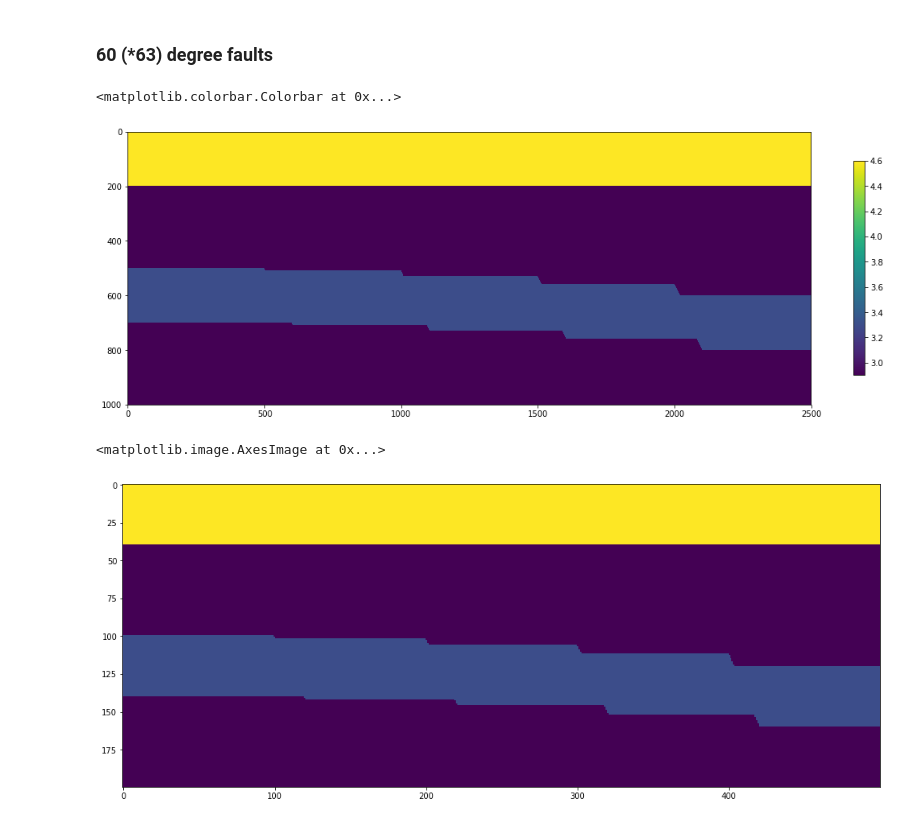
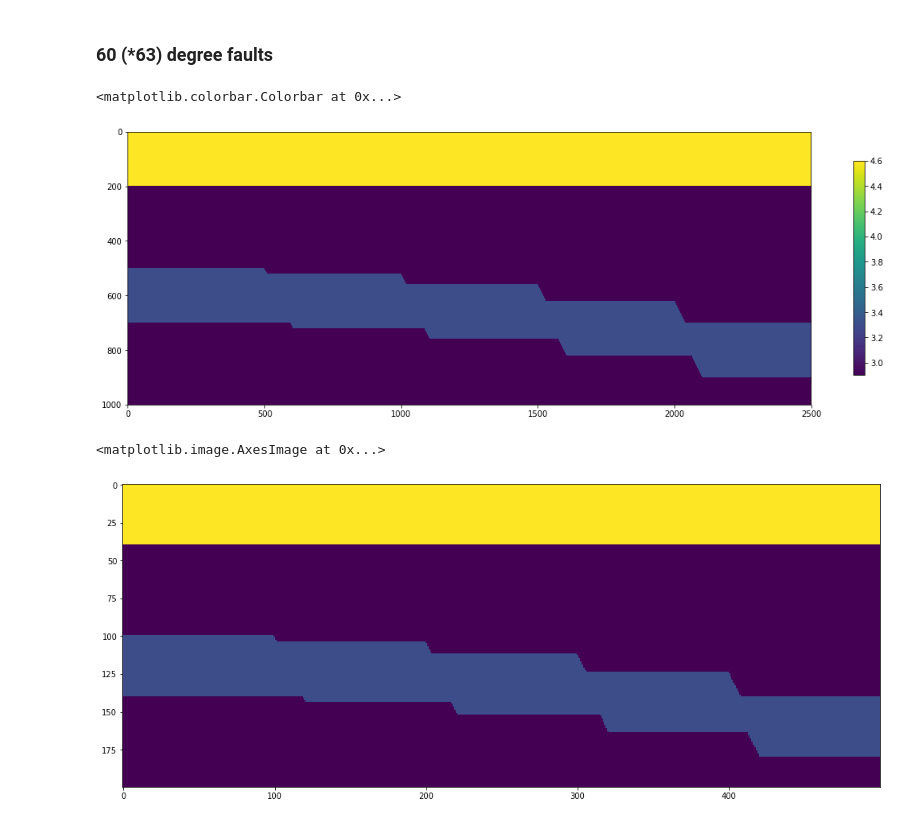
Before and after one commit to tccw/geotools, a Jupyter notebook: toys/devito_WSL/velocity_building.ipynb, the cells around one changed output. Saved outputs shown, nothing was run; the diff lists cells and outputs as text; code cells hidden in the pictures.

```diff
--- a/toys/devito_WSL/velocity_building.ipynb
+++ b/toys/devito_WSL/velocity_building.ipynb
@@ -180,13 +180,13 @@ sixty_v[:200,:] = 4.6
 for i in range(100):
     sixty_v[500 + i*2:502 + i*2, :500 + i] = 3.3
 for i in range(100):
-    sixty_v[510 + i*2:512 + i*2, 505 + i:1000 + i] = 3.3
+    sixty_v[520 + i*2:522 + i*2, 505 + i:1000 + i] = 3.3
 for i in range(100):
-    sixty_v[530 + i*2:532 + i*2, 1005 + i:1500 + i] = 3.3
+    sixty_v[560 + i*2:562 + i*2, 1005 + i:1500 + i] = 3.3
 for i in range(100):
-    sixty_v[560 + i*2:562 + i*2, 1505 + i:2000 + i] = 3.3
+    sixty_v[620 + i*2:622 + i*2, 1505 + i:2000 + i] = 3.3
 for i in range(100):
-    sixty_v[600 + i*2:602 + i*2, 2002 + i:] = 3.3
+    sixty_v[700 + i*2:702 + i*2, 2002 + i:] = 3.3
 
 plt.figure(figsize=(19,7))
 
@@ -194,12 +194,12 @@ plt.imshow(sixty_v)
 plt.colorbar(shrink=0.7)
 # %% [output]
 <matplotlib.colorbar.Colorbar at 0x...>
-[figure, old version]
+[figure, new version]
 # %%
 sixty_v_resize = resize(sixty_v, output_shape=(200,500),mode='reflect', anti_aliasing=False)
 plt.figure(figsize=(19,7))
-np.save('data/63_deg_norm_fault_vp_5m.npy', sixty_v_resize)
+np.save('data/63_deg_norm_fault_vp_5m_lgr_offset.npy', sixty_v_resize)
 plt.imshow(sixty_v_resize)
 # %% [output]
 <matplotlib.image.AxesImage at 0x...>
-[figure, old version]
+[figure, new version]
```
Also changed, not shown: 6 other files.
